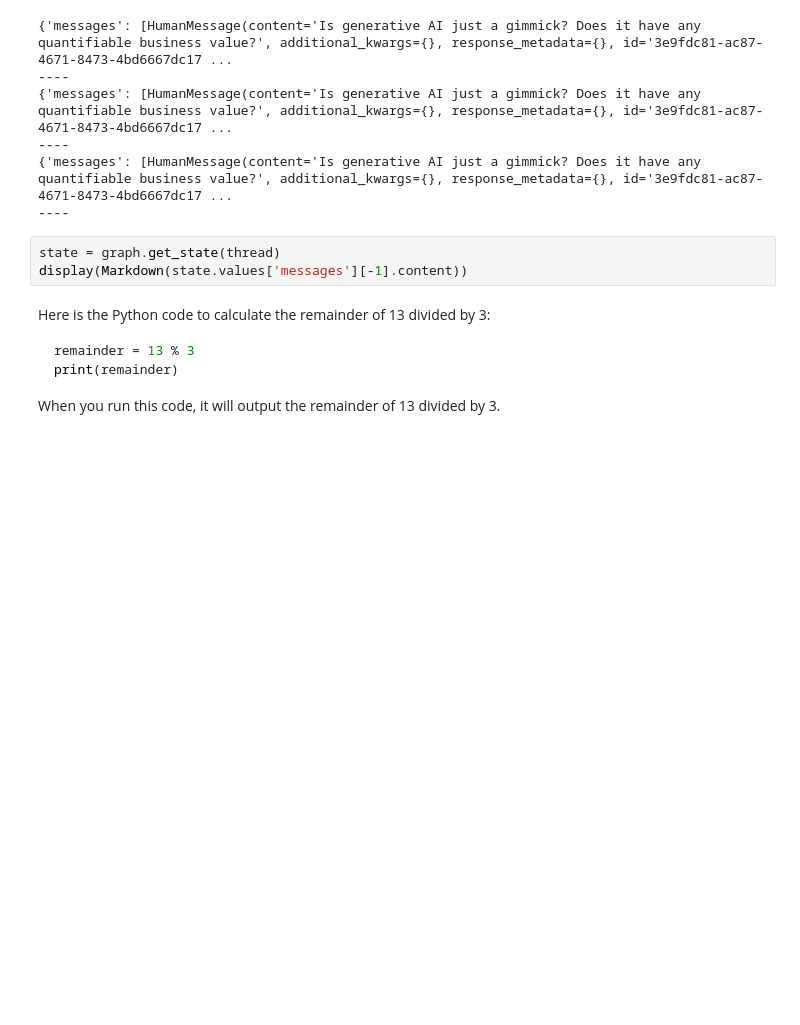
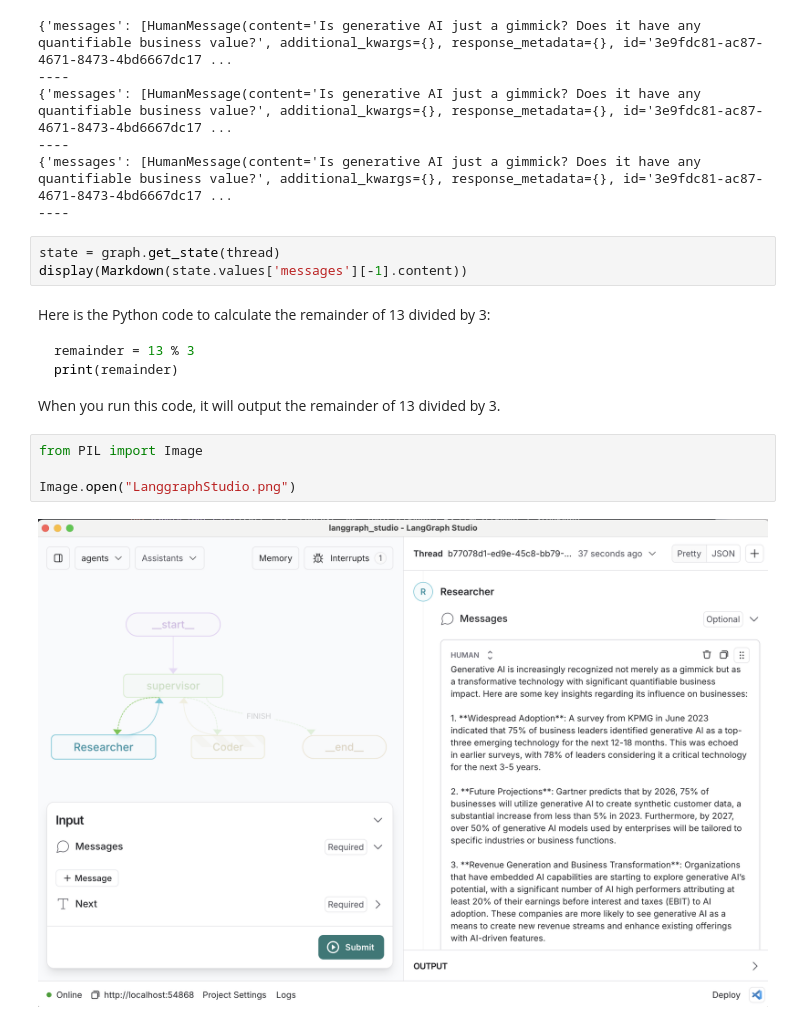
Before and after one commit to tituslhy/literate-octo-tribble, a Jupyter notebook: LangChain/notebooks/langgraph.ipynb, the cells around one changed output. Saved outputs shown, nothing was run; the diff lists cells and outputs as text; blank space fills up the shorter version.

````diff
--- a/LangChain/notebooks/langgraph.ipynb
+++ b/LangChain/notebooks/langgraph.ipynb
@@ -309,3 +309,9 @@ print(remainder)
 ```
 
 When you run this code, it will output the remainder of 13 divided by 3.
+# %%
+from PIL import Image
+
+Image.open("LanggraphStudio.png")
+# %% [output]
+[figure, added]
````
Also changed, not shown: 2 other files.
